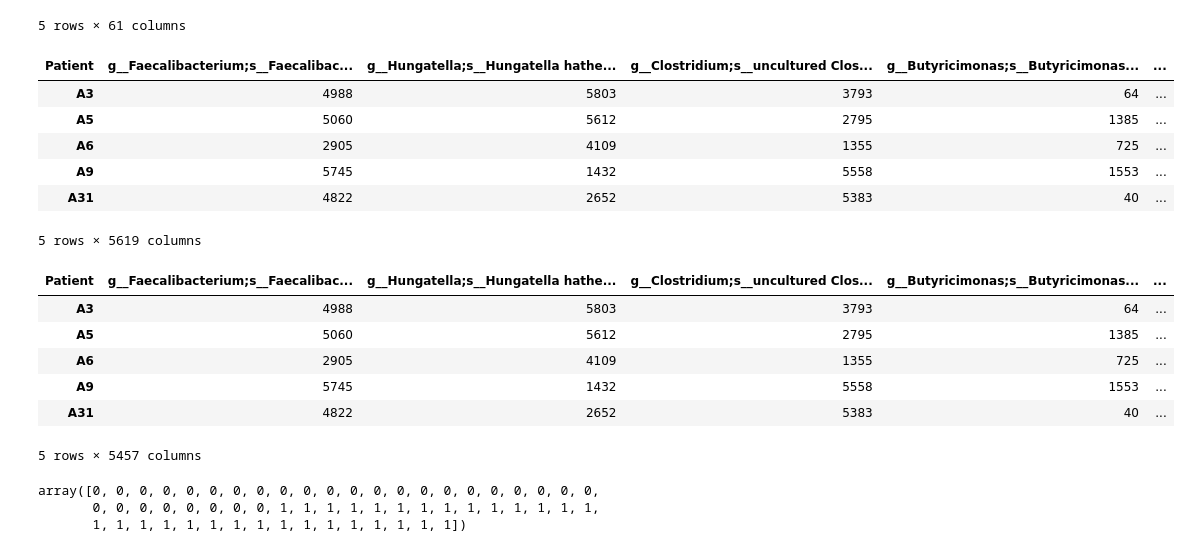
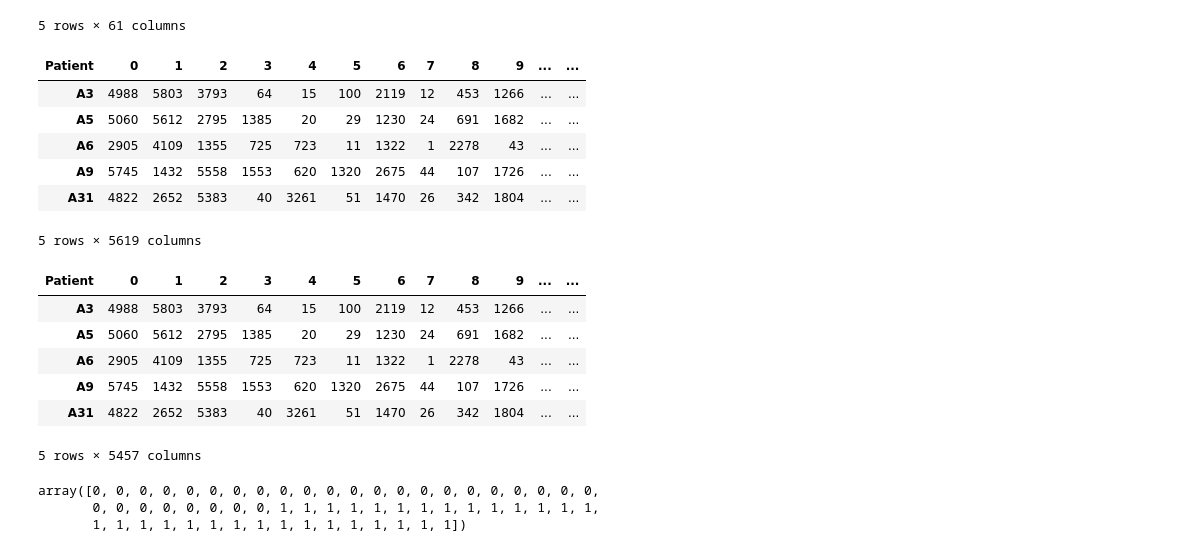
Before and after one commit to AndrejFinki/S5.VNP.Project, a Jupyter notebook: src/main.ipynb, the cells around one changed output. Saved outputs shown, nothing was run; the diff lists cells and outputs as text; code cells hidden in the pictures.

```diff
--- a/src/main.ipynb
+++ b/src/main.ipynb
@@ -28,28 +28,28 @@ Patients: 61
 # %%
 data.drop( 'Taxonomy', axis = 1, inplace = True )
 data = data.T
-data.columns = pd.read_csv( '../data/data_1.csv' )[ 'Taxonomy' ]
+# data.columns = pd.read_csv( '../data/data_1.csv' )[ 'Taxonomy' ]
 data.rename_axis( 'Patient', axis = 1, inplace = True )
 data.head()
 # %% [output]
-| Patient | g__Faecalibacterium;s__Faecalibac... | g__Hungatella;s__Hungatella hathe... | g__Clostridium;s__uncultured Clos... | g__Butyricimonas;s__Butyricimonas... | ... |
-| A3 | 4988 | 5803 | 3793 | 64 | ... |
-| A5 | 5060 | 5612 | 2795 | 1385 | ... |
-| A6 | 2905 | 4109 | 1355 | 725 | ... |
-| A9 | 5745 | 1432 | 5558 | 1553 | ... |
-| A31 | 4822 | 2652 | 5383 | 40 | ... |
+| Patient | 0 | 1 | 2 | 3 | 4 | 5 | 6 | 7 | 8 | 9 | ... | ... |
+| A3 | 4988 | 5803 | 3793 | 64 | 15 | 100 | 2119 | 12 | 453 | 1266 | ... | ... |
+| A5 | 5060 | 5612 | 2795 | 1385 | 20 | 29 | 1230 | 24 | 691 | 1682 | ... | ... |
+| A6 | 2905 | 4109 | 1355 | 725 | 723 | 11 | 1322 | 1 | 2278 | 43 | ... | ... |
+| A9 | 5745 | 1432 | 5558 | 1553 | 620 | 1320 | 2675 | 44 | 107 | 1726 | ... | ... |
+| A31 | 4822 | 2652 | 5383 | 40 | 3261 | 51 | 1470 | 26 | 342 | 1804 | ... | ... |
 5 rows × 5619 columns
 # %%
 # Check for and omit absent species
 data.drop( columns = data.columns[ data.sum() == 0 ], inplace = True )
 data.head()
 # %% [output]
-| Patient | g__Faecalibacterium;s__Faecalibac... | g__Hungatella;s__Hungatella hathe... | g__Clostridium;s__uncultured Clos... | g__Butyricimonas;s__Butyricimonas... | ... |
-| A3 | 4988 | 5803 | 3793 | 64 | ... |
-| A5 | 5060 | 5612 | 2795 | 1385 | ... |
-| A6 | 2905 | 4109 | 1355 | 725 | ... |
-| A9 | 5745 | 1432 | 5558 | 1553 | ... |
-| A31 | 4822 | 2652 | 5383 | 40 | ... |
+| Patient | 0 | 1 | 2 | 3 | 4 | 5 | 6 | 7 | 8 | 9 | ... | ... |
+| A3 | 4988 | 5803 | 3793 | 64 | 15 | 100 | 2119 | 12 | 453 | 1266 | ... | ... |
+| A5 | 5060 | 5612 | 2795 | 1385 | 20 | 29 | 1230 | 24 | 691 | 1682 | ... | ... |
+| A6 | 2905 | 4109 | 1355 | 725 | 723 | 11 | 1322 | 1 | 2278 | 43 | ... | ... |
+| A9 | 5745 | 1432 | 5558 | 1553 | 620 | 1320 | 2675 | 44 | 107 | 1726 | ... | ... |
+| A31 | 4822 | 2652 | 5383 | 40 | 3261 | 51 | 1470 | 26 | 342 | 1804 | ... | ... |
 5 rows × 5457 columns
 # %%
 target = data.index.to_list()
```
Also changed, not shown: parts of 8 cells of this notebook.
